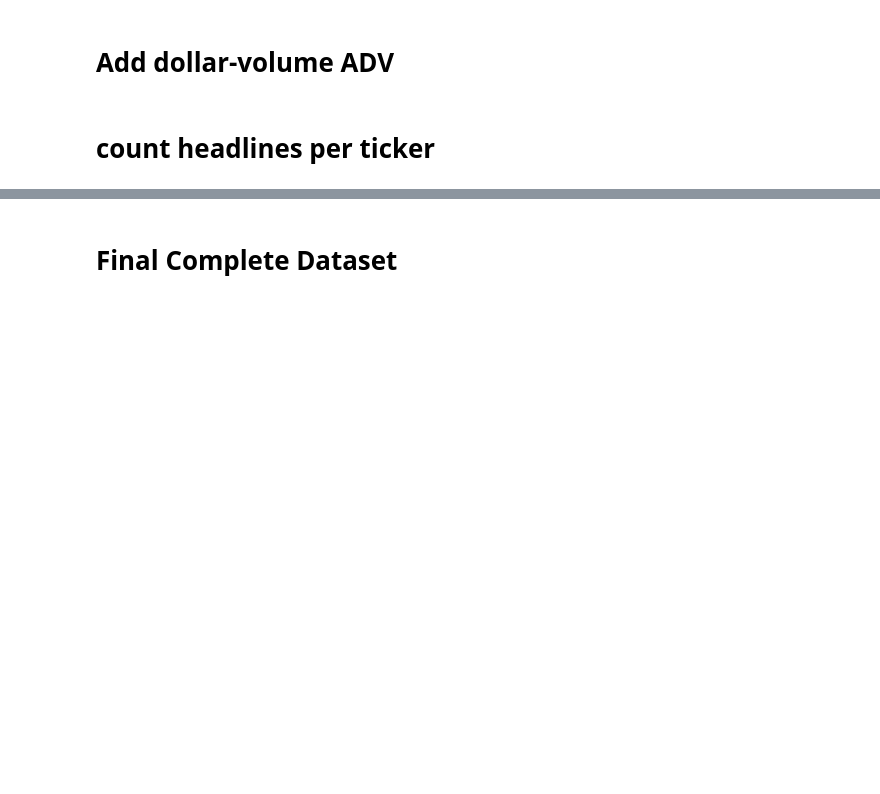
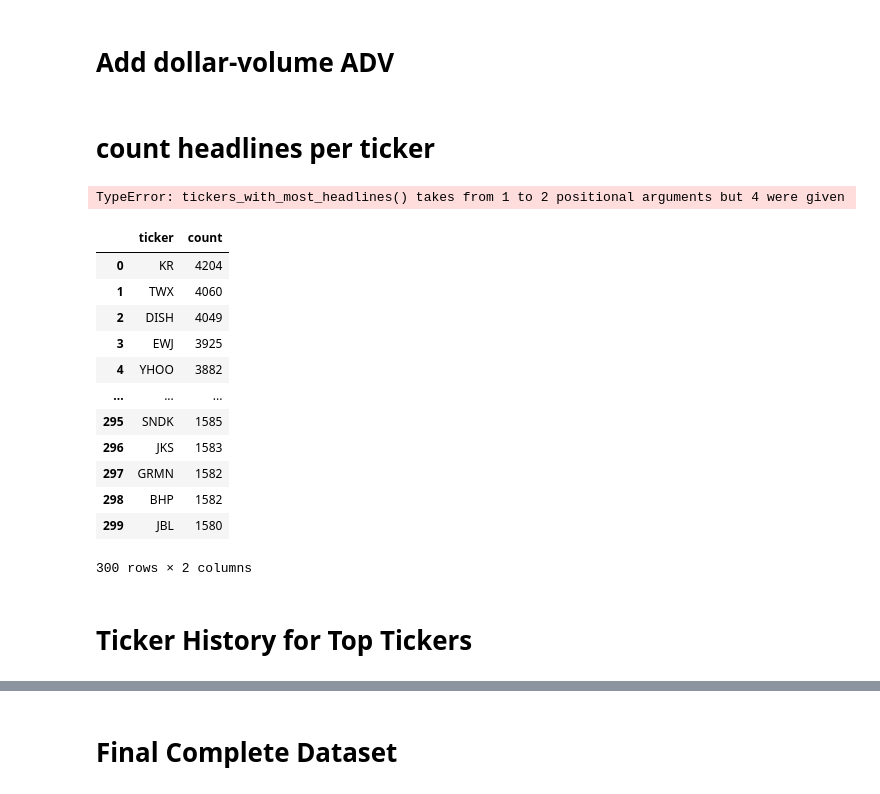
Before and after one commit to brianrp09232000/multimodal-eq-sizing, a Jupyter notebook: kaggle/01_prepare_data.ipynb, the cells around one changed output, grey strips where cells are left out. Saved outputs shown, nothing was run; the diff lists cells and outputs as text; code cells hidden in the pictures; blank space fills up the shorter version.

```diff
--- a/kaggle/01_prepare_data.ipynb
+++ b/kaggle/01_prepare_data.ipynb
@@ -148,5 +148,5 @@ df = add_adv_dollar(df)
 from src.data.universe import tickers_with_most_headlines
 
 news_df = pd.read_csv("/kaggle/input/financial-news/All_external.csv")
-
-tickers = tickers_with_most_headlines(news_df, str(start), str(end))
+# %% [output]
+TypeError: tickers_with_most_headlines() takes from 1 to 2 positional arguments but 4 were given
@@ -152,0 +204,21 @@ tickers = tickers_with_most_headlines(news_df, str(start), str(end))
+# %%
+#tickers = tickers_with_most_headlines(news_df, 300)
+tickers = tickers_with_most_headlines(news_df, str(start), str(end), 300)
+# %%
+tickers
+# %% [output]
+|  | ticker | count |
+| 0 | KR | 4204 |
+| 1 | TWX | 4060 |
+| 2 | DISH | 4049 |
+| 3 | EWJ | 3925 |
+| 4 | YHOO | 3882 |
+| ... | ... | ... |
+| 295 | SNDK | 1585 |
+| 296 | JKS | 1583 |
+| 297 | GRMN | 1582 |
+| 298 | BHP | 1582 |
+| 299 | JBL | 1580 |
+300 rows × 2 columns
+# %% [markdown]
+# Ticker History for Top Tickers
```
Also changed, not shown: parts of 5 cells of this notebook.
